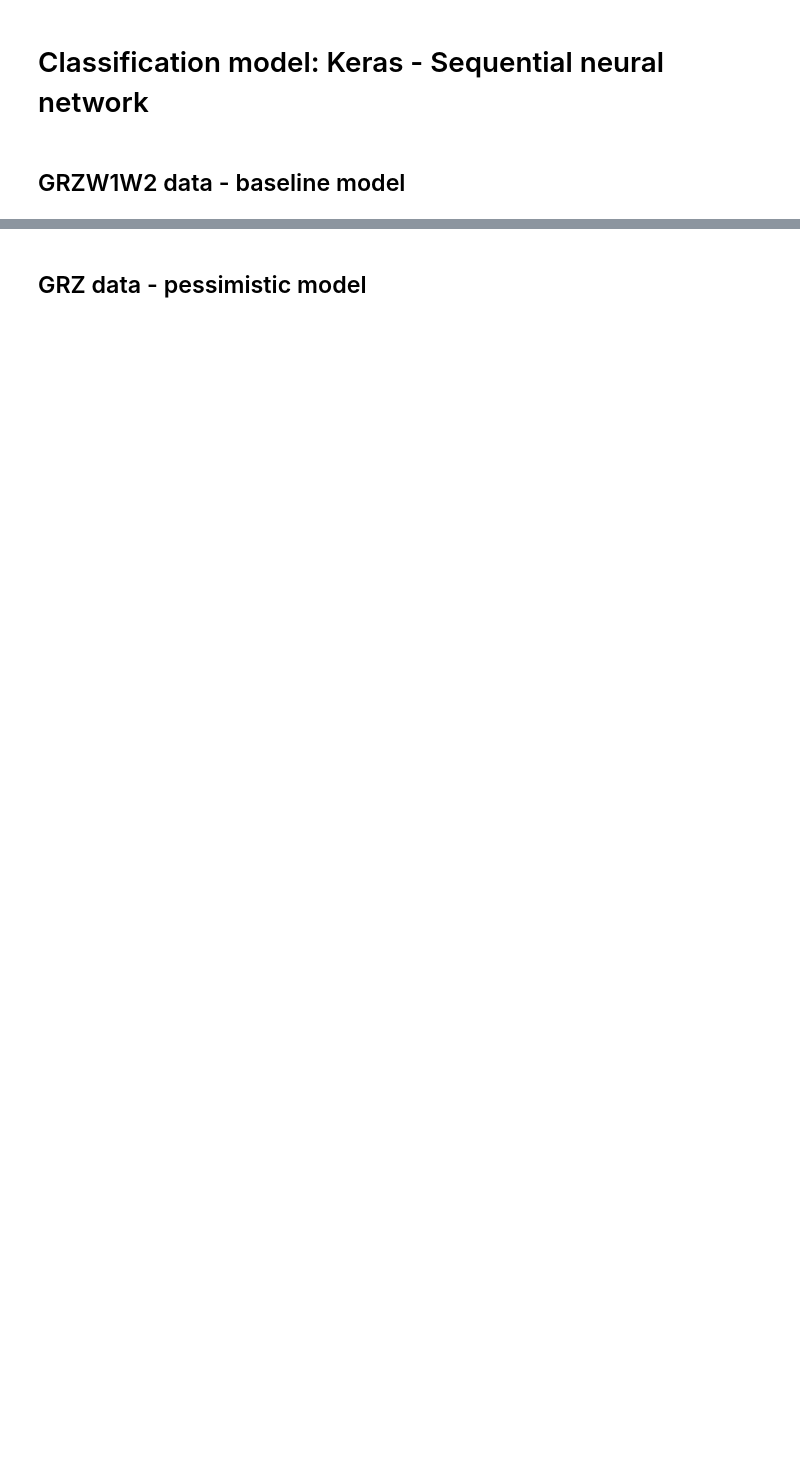
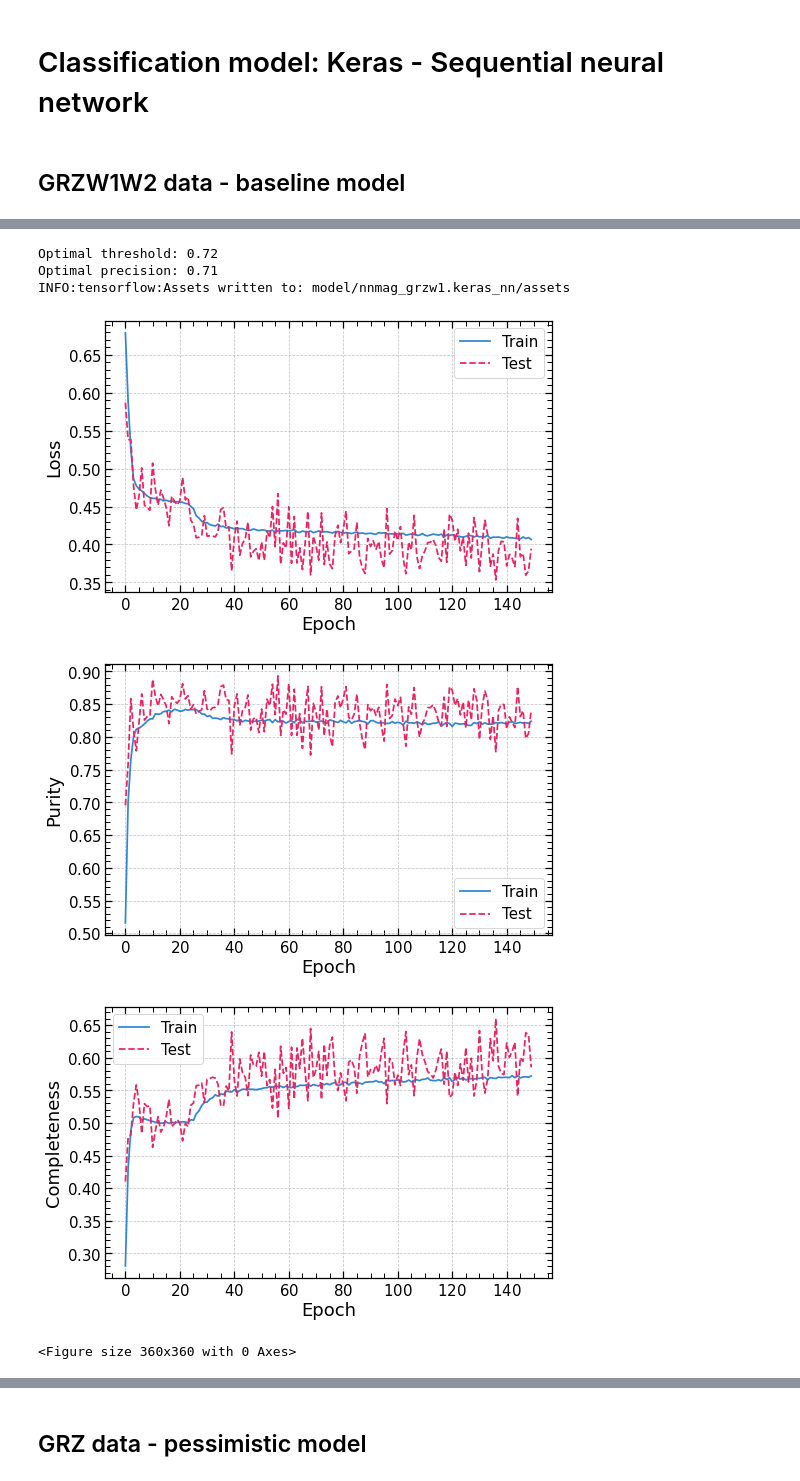
Before and after one commit to SergeiDBykov/lockman_hole, a Jupyter notebook: 1_desi-photo-prior/2_prior-learning-keras-nnmag.ipynb, the cells around one changed output, grey strips where cells are left out. Cells and saved outputs as stored; diff of their text form; code cells hidden in the pictures; blank space fills up the shorter version.

```diff
--- a/1_desi-photo-prior/2_prior-learning-keras-nnmag.ipynb
+++ b/1_desi-photo-prior/2_prior-learning-keras-nnmag.ipynb
@@ -105,0 +117,2 @@ Optimal precision: 0.75
+# %%
+learning_dict = photo_prior_create_train_test_validation_data(photo_cat_scaled=photo_cat_scaled, features_cols = 'grzw1')
@@ -105,0 +187,13 @@ Optimal precision: 0.75
+# %%
+plot_metrics(history_grzw1)
+_,_,_, hist_df = assess_classifier(model_grzw1, X_val, y_val);
+
+if not load_models: save_keras_classifier(model_grzw1, hist_df, 'model/nnmag_grzw1')
+# %% [output]
+Optimal threshold: 0.72
+Optimal precision: 0.71
+INFO:tensorflow:Assets written to: model/nnmag_grzw1.keras_nn/assets
+[figure, added]
+[figure, added]
+[figure, added]
+<Figure size 360x360 with 0 Axes>
```
Also changed, not shown: parts of 22 cells of this notebook, 5 other files.
